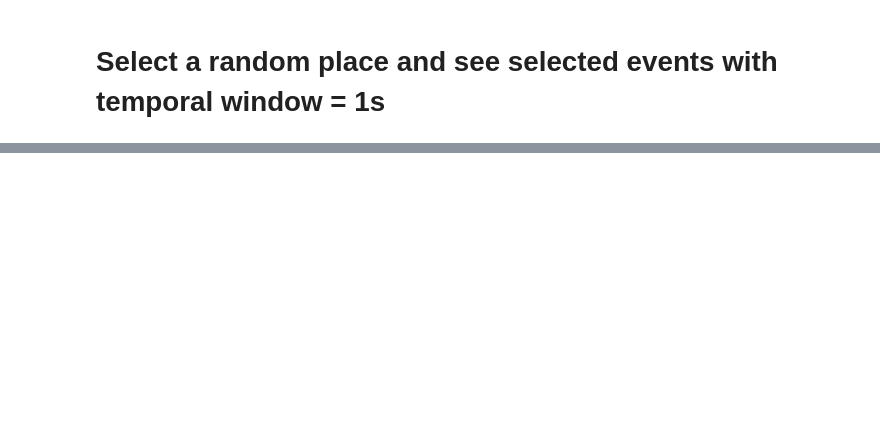
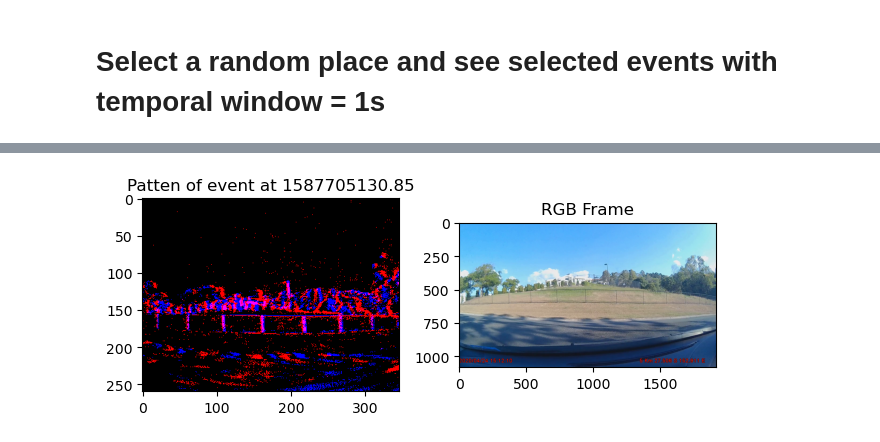
Before and after one commit to GeoffroyK/EventVPR, a Jupyter notebook: brisbane_map_plots.ipynb, the cells around one changed output, grey strips where cells are left out. Cells and saved outputs as stored; diff of their text form; code cells hidden in the pictures; blank space fills up the shorter version.

```diff
--- a/brisbane_map_plots.ipynb
+++ b/brisbane_map_plots.ipynb
@@ -89,25 +106,85 @@ video_beginning = {
     'sunrise': 1588105232.91,
     'night': 1587975221.10
 }
+
+event_line_beginning = {
+    'daytime': 2691668
+}
+# %%
+import cv2
+
+def readFrame(videoPath, index):
+    vidObj = cv2.VideoCapture(videoPath)
+    print(f"Video is at {vidObj.get(cv2.CAP_PROP_FPS)} fps")
+    print(f"There are {vidObj.get(cv2.CAP_PROP_FRAME_COUNT)} frames in the recording")
+    print(f"Around {vidObj.get(cv2.CAP_PROP_FRAME_COUNT) // 500} frames per timestamp")
+    success = 0
+    for image in range(index):
+        success, image = vidObj.read()
+        image = cv2.cvtColor(image, cv2.COLOR_RGB2BGR)
+    if success:
+        return image
 # %%
-eventsPaths = ["/media/geoffroy/T7/BrisbaneDataset/ensemble-event-vpr/output/dvs_vpr_2020-04-24-15-12-03.txt"]
+def getEvents(eventsPath, spikeCount, startingLine) -> np.array:
+    index = 0
+    lineIndex = 0
 
-timestamp = coordinates[0].T[2][selectedPoint]
-print(timestamp)
+    with open(eventsPath) as fp:
+        for line in fp:
+            # DVS Dimension
+            if index == 0:
+                dim = line.strip('\n').split(' ')
+                events = np.zeros((3, int(dim[0]), int(dim[1])))  # DVS Dimension is [346, 260]
+                index += 1
 
-i=0
+            # If index is above the starting line, skip the line
+            elif index < startingLine:
+                index += 1
+            else:
+                # Slice the line and treat event info
+                line = line.strip('\n').split(' ')
 
-events = []
-with open(eventsPaths[0]) as fp:
-    for line in fp:
-        line = line.strip('\n').split(' ')
+                x = int(line[1])
+                y = int(line[2])
+                time = round(float(line[0]), 2)
 
-        timestamp = np.float128(line[0]) - 1587705130.80
+                if time - video_beginning["daytime"] >= 0:
+                    if line[3] == '1':
+                        events[0][x][y] += 1
+                    else:
+                        events[2][x][y] += 1
 
-        i += 1
-        # if(timestamp > 0):
-        #     break
-        if len(line) > 2: # Skip intro line
-            events.append([line[1], line[2], line[3]]) # X Y Timestamp
-    print(event)
+                    if np.sum(events) == spikeCount // 2:
+                        timestamp = round(float(line[0]), 2)
+
+
+            # End reading when the spikeCount is achieved
+            if np.sum(events) > spikeCount:
+                break
+            lineIndex += 1
+    return events, timestamp
+
+
+
+eventsPaths = ["/mnt/e/BrisbaneDataset/ensemble-event-vpr/output/dvs_vpr_2020-04-24-15-12-03.txt"]
+spikeCount = 20000
+startingLine = event_line_beginning['daytime']
+
+events, timestamp = getEvents(eventsPaths[0], spikeCount, startingLine)
+
+
+videoPath = "/mnt/e/BrisbaneDataset/daytime/20200424_151015-daytime_concat.mp4"
+image = readFrame(videoPath, 1)
+
+
+plt.figure()
+plt.subplot(1,2,1)
+plt.imshow(events.T, cmap="gray")
+plt.title(f'Patten of event at {timestamp}')
+plt.subplot(1,2,2)
+plt.imshow(image)
+plt.title(f'RGB Frame')
+
+plt.tight_layout()
+plt.show()
 # %% [output]
@@ -115,0 +195 @@ KeyboardInterrupt:
+[figure, added]
```
Also changed, not shown: parts of 4 cells of this notebook.
